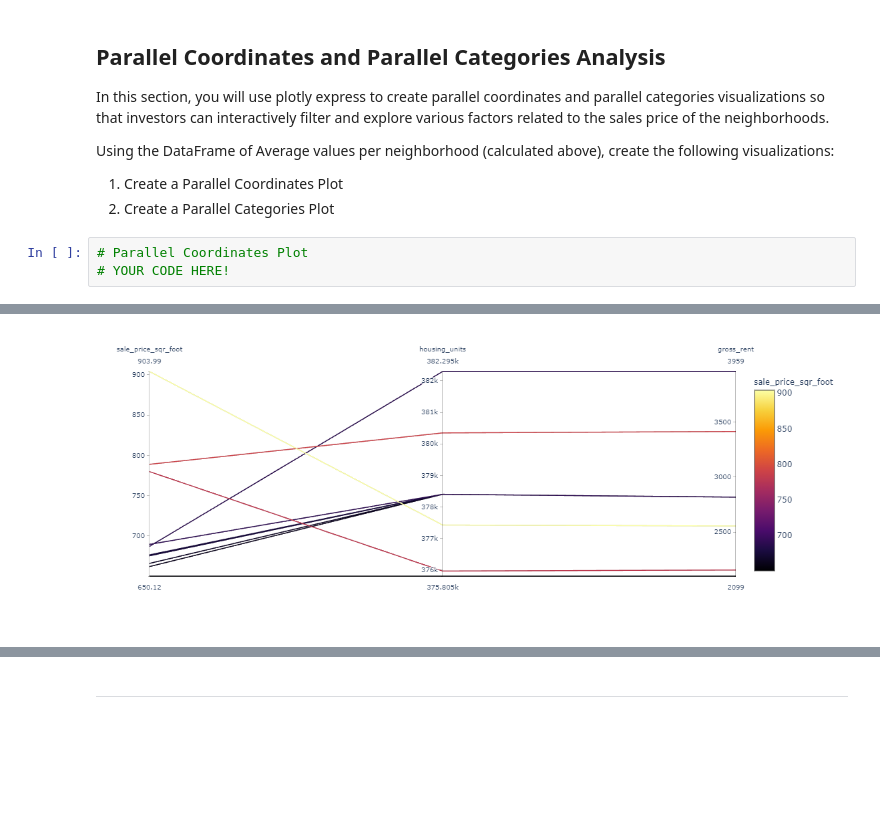
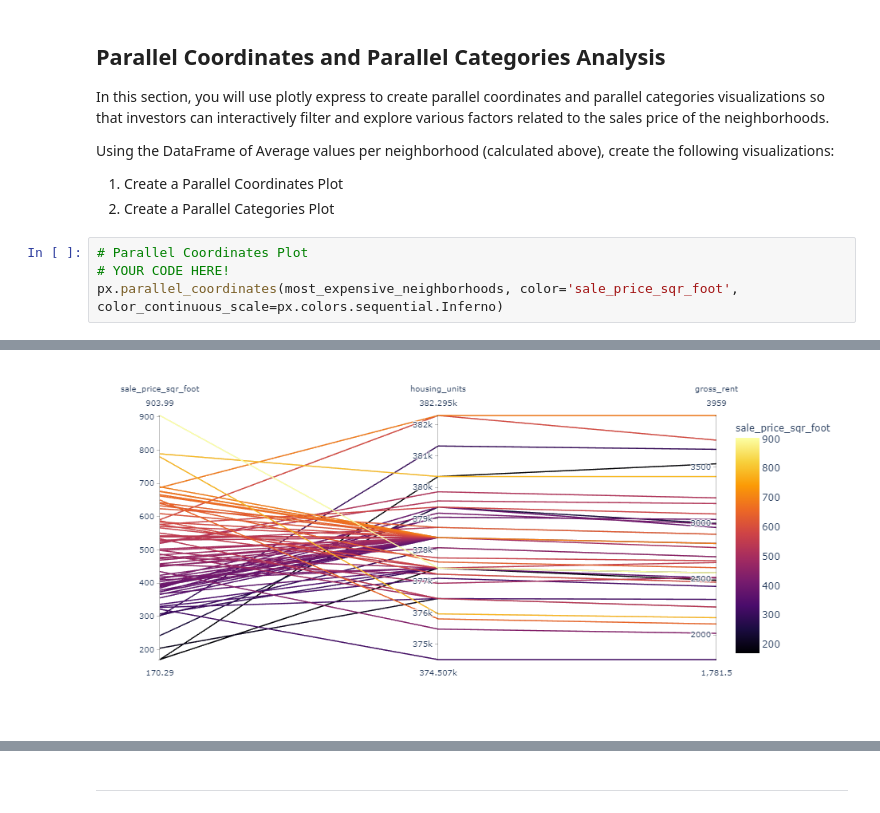
Before and after one commit to brettauc/Pyviz-homework, a Jupyter notebook: Starter_Code/rental_analysis.ipynb, the cells around one changed output, grey strips where cells are left out. Cells and saved outputs as stored; diff of their text form; blank space fills up the shorter version.

```diff
--- a/Starter_Code/rental_analysis.ipynb
+++ b/Starter_Code/rental_analysis.ipynb
@@ -199,4 +196,5 @@ Using the DataFrame of Average values per neighborhood (calculated above), creat
 # %%
 # Parallel Coordinates Plot
 # YOUR CODE HERE!
+px.parallel_coordinates(most_expensive_neighborhoods, color='sale_price_sqr_foot', color_continuous_scale=px.colors.sequential.Inferno)
 # %% [output]
@@ -204,4 +201,4 @@ Using the DataFrame of Average values per neighborhood (calculated above), creat
-[figure, old version]
+[figure, new version]
 # %%
 # Parallel Categories Plot
 # YOUR CODE HERE!
```
Also changed, not shown: parts of 11 cells of this notebook.
